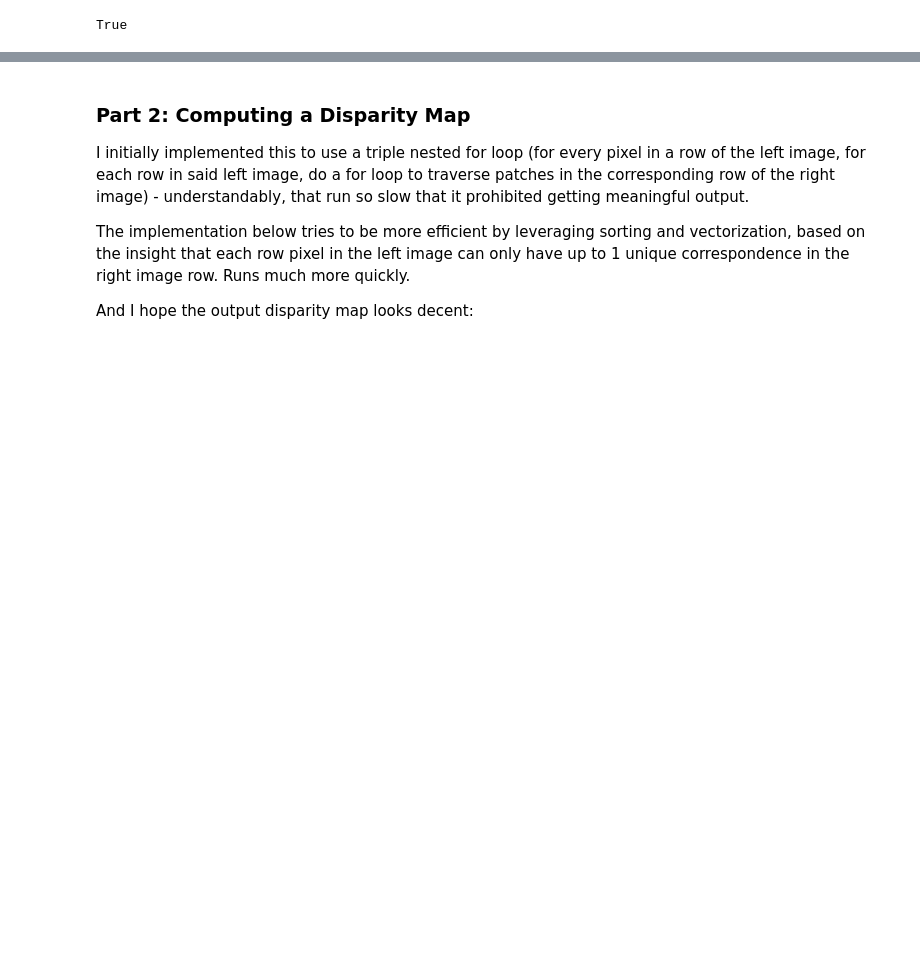
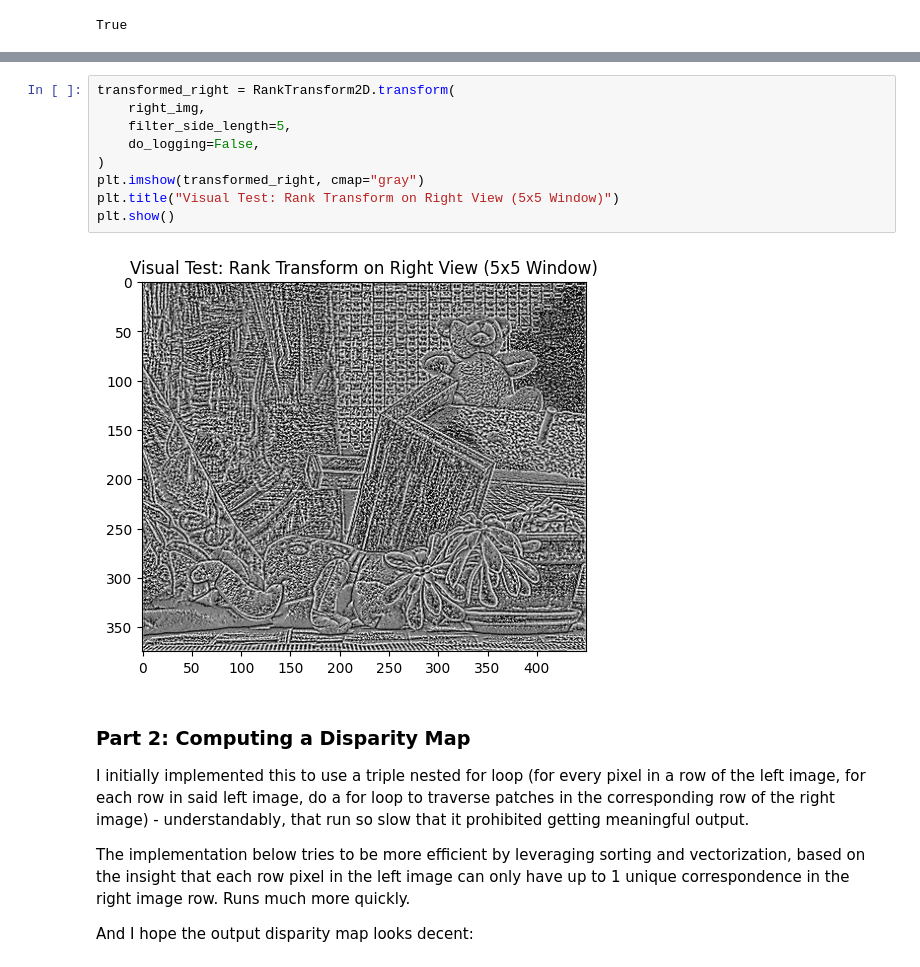
Before and after one commit to sraza-onshape/samaj-3d, a Jupyter notebook: src/experiments_hw2.ipynb, the cells around one changed output, grey strips where cells are left out. Drawn from its saved outputs; the diff is of its cells as text; blank space fills up the shorter version.

```diff
--- a/src/experiments_hw2.ipynb
+++ b/src/experiments_hw2.ipynb
@@ -152,3 +161,14 @@ True
+# %%
+transformed_right = RankTransform2D.transform(
+    right_img,
+    filter_side_length=5,
+    do_logging=False,
+)
+plt.imshow(transformed_right, cmap="gray")
+plt.title("Visual Test: Rank Transform on Right View (5x5 Window)")
+plt.show()
+# %% [output]
+[figure, added]
 # %% [markdown]
 ### Part 2: Computing a Disparity Map
 
```
Also changed, not shown: parts of 3 cells of this notebook, 1 other file.
